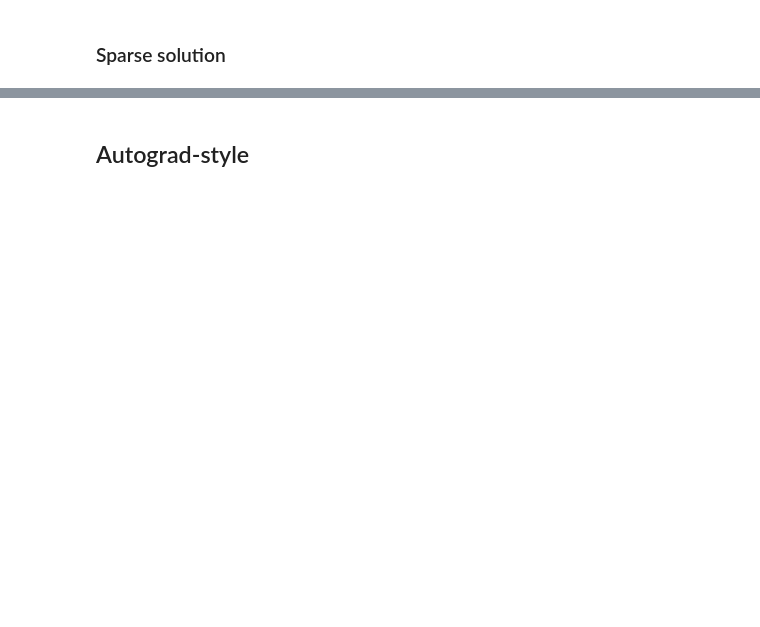
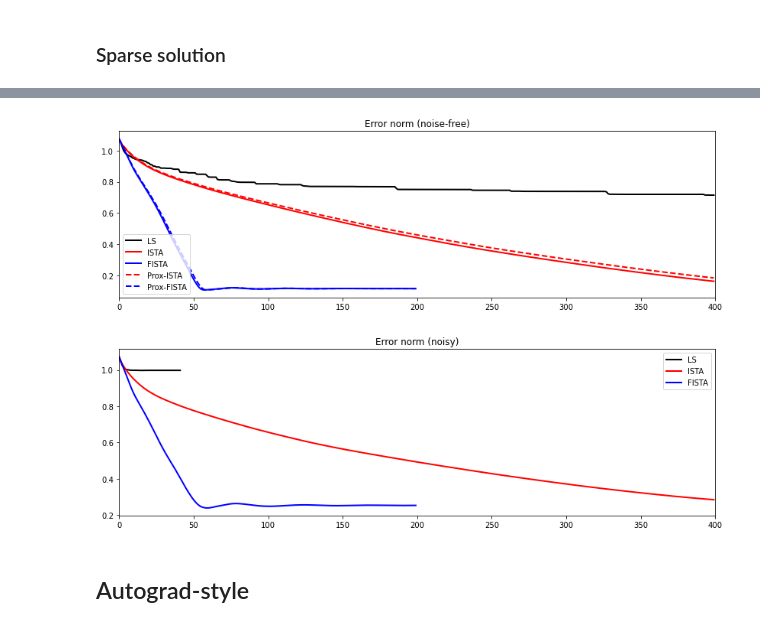
Before and after one commit to PyLops/pylops_transform2022, a Jupyter notebook: Decon.ipynb, the cells around one changed output, grey strips where cells are left out. Drawn from its saved outputs; the diff is of its cells as text; code cells hidden in the pictures; blank space fills up the shorter version.

```diff
--- a/Decon.ipynb
+++ b/Decon.ipynb
@@ -214,2 +239,23 @@ ax.legend();
+# %%
+fig, ax = plt.subplots(1, 1, figsize=(14, 4))
+plt.plot(errls, 'k', lw=2, label='LS')
+plt.plot(errista, 'r', lw=2, label='ISTA')
+plt.plot(errfista, 'b', lw=2, label='FISTA')
+plt.plot(errpista, '--r', lw=2, label='Prox-ISTA')
+plt.plot(errpfista, '--b', lw=2, label='Prox-FISTA')
+ax.set_title('Error norm (noise-free)')
+ax.set_xlim(0, 400)
+ax.legend()
+
+fig, ax = plt.subplots(1, 1, figsize=(14, 4))
+plt.plot(errnls, 'k',lw=2, label='LS')
+plt.plot(errnista, 'r', lw=2, label='ISTA')
+plt.plot(errnfista, 'b', lw=2, label='FISTA')
+ax.set_title('Error norm (noisy)')
+ax.set_xlim(0, 400)
+ax.legend();
+# %% [output]
+[figure, added]
+[figure, added]
 # %% [markdown]
 ## Autograd-style
```
Also changed, not shown: parts of 27 cells of this notebook, 1 other file.
